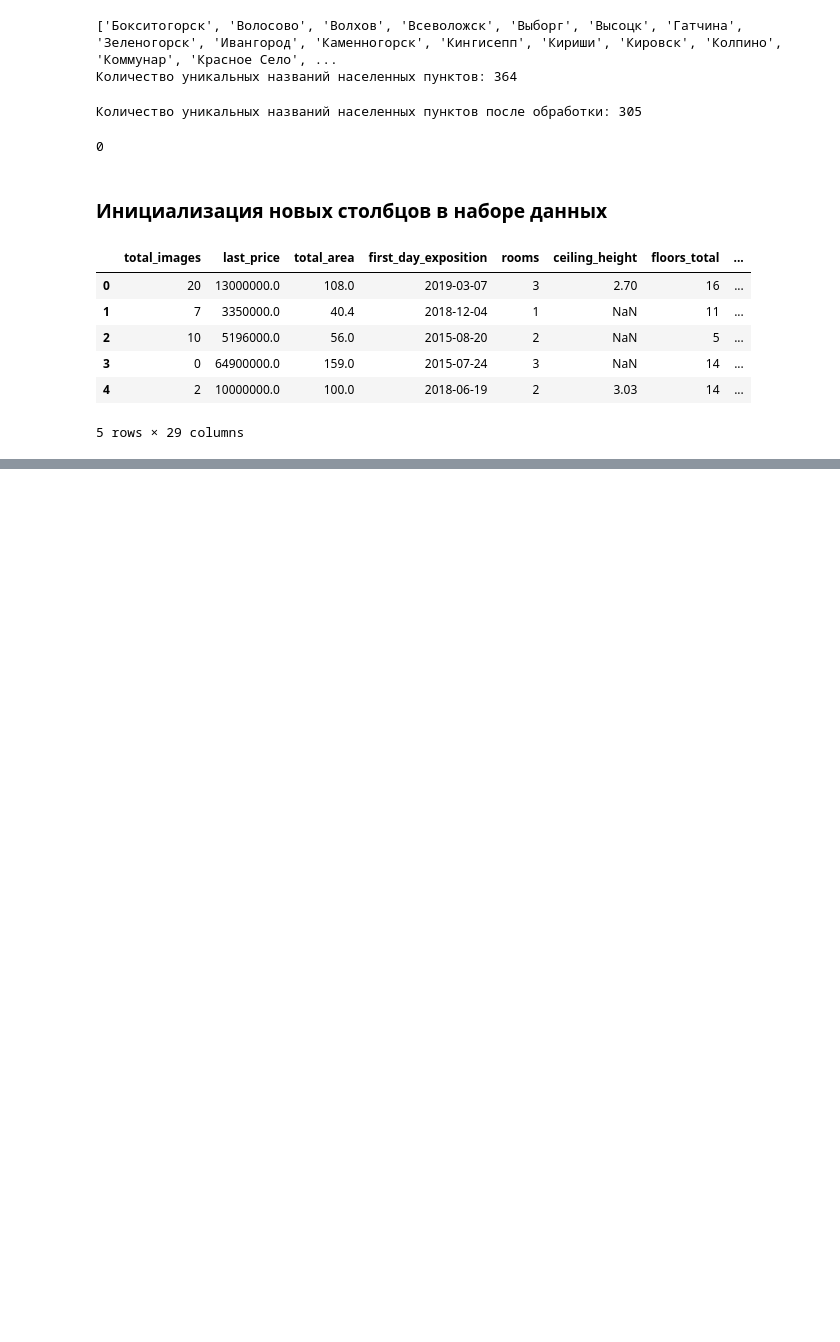
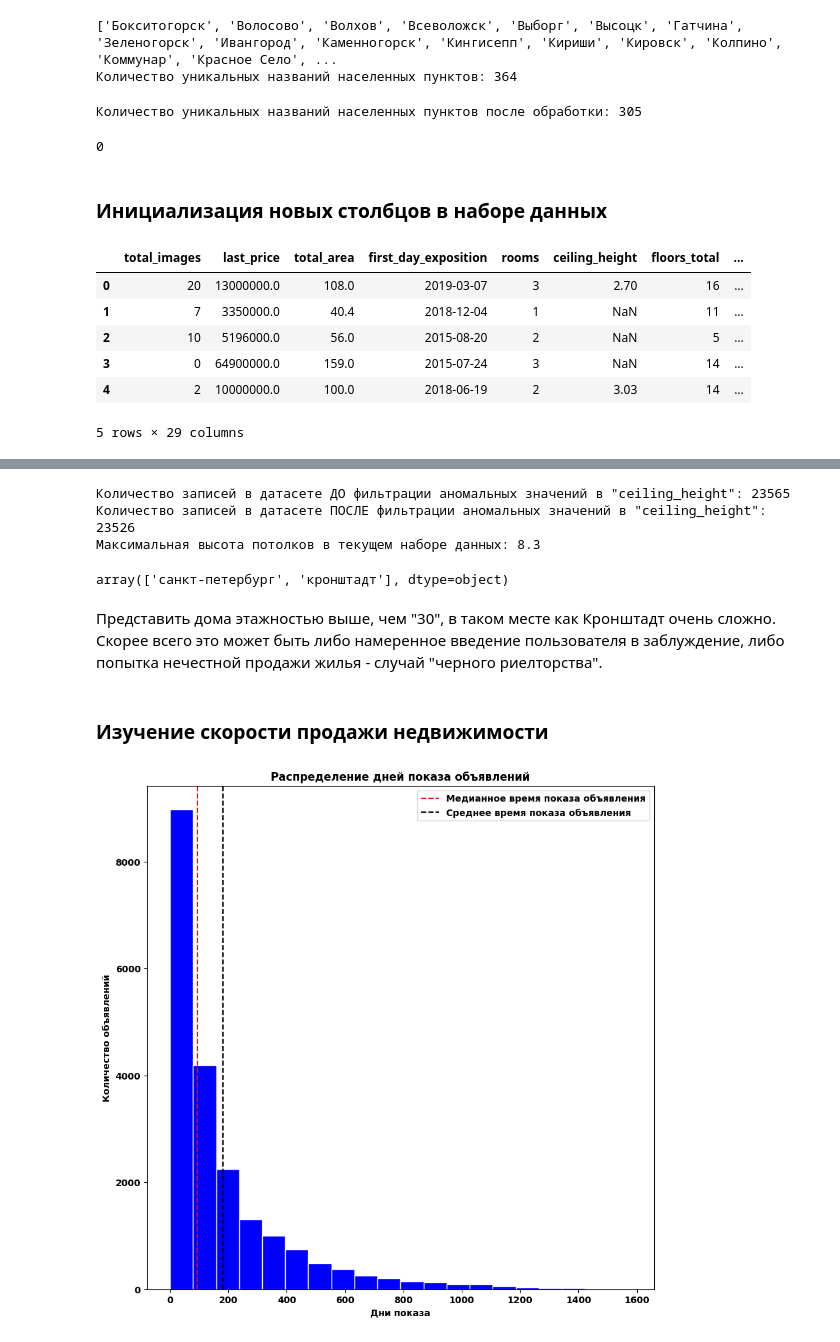
Before and after one commit to MrKostas/YandexPractikum_projects, a Jupyter notebook: notebooks/ThirdPetProject_EDA.ipynb, the cells around one changed output, grey strips where cells are left out. Saved outputs shown, nothing was run; the diff lists cells and outputs as text; code cells hidden in the pictures; blank space fills up the shorter version.

```diff
--- a/notebooks/ThirdPetProject_EDA.ipynb
+++ b/notebooks/ThirdPetProject_EDA.ipynb
@@ -483,0 +539,41 @@ data.head()
+# %%
+# инициализация переменной IQR - межквартильный размах
+IQR = data['ceiling_height'].quantile(0.75) - data['ceiling_height'].quantile(0.25)
+
+# формирование нижней границы данных по потолкам
+lower_bound = data['ceiling_height'].quantile(0.25) - 1.5 * IQR
+
+print('Количество записей в датасете ДО фильтрации аномальных значений в "ceiling_height":', data.shape[0])
+# фильтрация аномальных значений по высоте потолков
+data = data[(data['ceiling_height'].isna() == True) | ((data['ceiling_height'] >= lower_bound) & (data['ceiling_height'] <= 10))]
+print('Количество записей в датасете ПОСЛЕ фильтрации аномальных значений в "ceiling_height":', data.shape[0])
+print('Максимальная высота потолков в текущем наборе данных:', data['ceiling_height'].max())
+# %% [output]
+Количество записей в датасете ДО фильтрации аномальных значений в "ceiling_height": 23565
+Количество записей в датасете ПОСЛЕ фильтрации аномальных значений в "ceiling_height": 23526
+Максимальная высота потолков в текущем наборе данных: 8.3
+# %%
+# вывод на экран локации домов с количеством этажей больше 30
+data[data['floors_total'] >= 30]['locality_name'].unique()
+# %% [output]
+array(['санкт-петербург', 'кронштадт'], dtype=object)
+# %% [markdown]
+Представить дома этажностью выше, чем "30", в таком месте как Кронштадт очень сложно. Скорее всего это может быть либо намеренное введение пользователя в заблуждение, либо попытка нечестной продажи жилья - случай "черного риелторства".
+# %%
+# фильтрация значений по обозначенному выше условию
+data = data[~((data['floors_total'] >= 30) & (data['locality_name'] == 'кронштадт'))]
+# %% [markdown]
+### Изучение скорости продажи недвижимости <a class = 'anchor' id = 'Исследование_показОбъявлений'></a>
+# %%
+# построение гистограммы распределения времени показа объявлений
+plt.figure(figsize = (10, 10))
+plt.hist(data['days_exposition'], color = 'blue', edgecolor = 'white', bins = 20)
+plt.axvline(data['days_exposition'].median(), c = 'red', ls = '--', label = 'Медианное время показа объявления')
+plt.axvline(data['days_exposition'].mean(), c = 'black', ls = '--', label = 'Среднее время показа объявления')
+plt.title('Распределение дней показа объявлений')
+plt.xlabel('Дни показа')
+plt.ylabel('Количество объявлений')
+plt.legend()
+plt.show()
+# %% [output]
+[figure, added]
```
Also changed, not shown: parts of 12 cells of this notebook.
